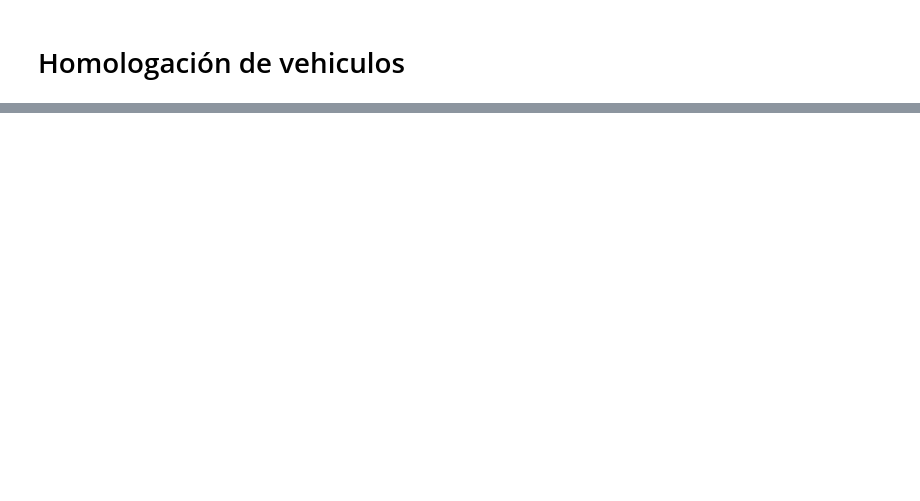
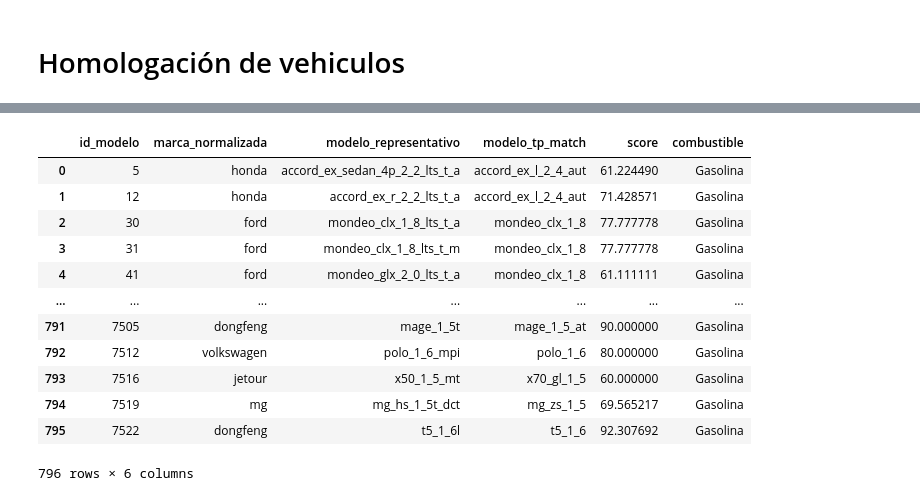
Before and after one commit to HiroshiSks/CMS-PRUEBA-TECNICA, a Jupyter notebook: BBDD/matching.ipynb, the cells around one changed output, grey strips where cells are left out. Saved outputs shown, nothing was run; the diff lists cells and outputs as text; code cells hidden in the pictures; blank space fills up the shorter version.

```diff
--- a/BBDD/matching.ipynb
+++ b/BBDD/matching.ipynb
@@ -809,0 +809,5 @@ array(['accent_gl_1_5', 'accent_1_6', 'accent_rb_gl_1_6', ...,
+# %%
+nomina_vehiculos["marca_normalizada"] = (
+    nomina_vehiculos["marca"].apply(normalizar_texto)
+)
+nomina_vehiculos['marca_normalizada'] = nomina_vehiculos['marca_normalizada'].map(normalizacion)
@@ -1011,0 +947,17 @@ matches_con_propulsion
+# %%
+matches_final = matches_final.merge(nomina_vehiculos[['id_modelo','combustible']], on='id_modelo', how='left')
+matches_final
+# %% [output]
+|  | id_modelo | marca_normalizada | modelo_representativo | modelo_tp_match | score | combustible |
+| 0 | 5 | honda | accord_ex_sedan_4p_2_2_lts_t_a | accord_ex_l_2_4_aut | 61.224490 | Gasolina |
+| 1 | 12 | honda | accord_ex_r_2_2_lts_t_a | accord_ex_l_2_4_aut | 71.428571 | Gasolina |
+| 2 | 30 | ford | mondeo_clx_1_8_lts_t_a | mondeo_clx_1_8 | 77.777778 | Gasolina |
+| 3 | 31 | ford | mondeo_clx_1_8_lts_t_m | mondeo_clx_1_8 | 77.777778 | Gasolina |
+| 4 | 41 | ford | mondeo_glx_2_0_lts_t_a | mondeo_clx_1_8 | 61.111111 | Gasolina |
+| ... | ... | ... | ... | ... | ... | ... |
+| 791 | 7505 | dongfeng | mage_1_5t | mage_1_5_at | 90.000000 | Gasolina |
+| 792 | 7512 | volkswagen | polo_1_6_mpi | polo_1_6 | 80.000000 | Gasolina |
+| 793 | 7516 | jetour | x50_1_5_mt | x70_gl_1_5 | 60.000000 | Gasolina |
+| 794 | 7519 | mg | mg_hs_1_5t_dct | mg_zs_1_5 | 69.565217 | Gasolina |
+| 795 | 7522 | dongfeng | t5_1_6l | t5_1_6 | 92.307692 | Gasolina |
+796 rows × 6 columns
```
Also changed, not shown: parts of 28 cells of this notebook, 11 other files.
